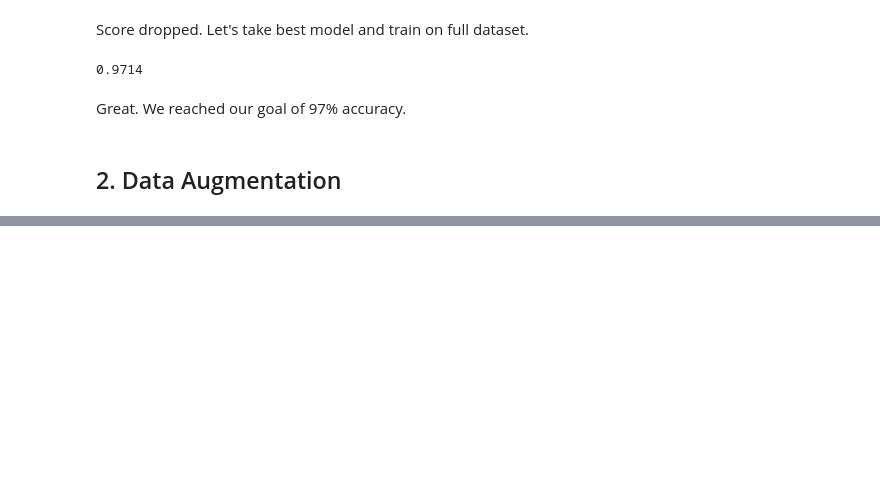
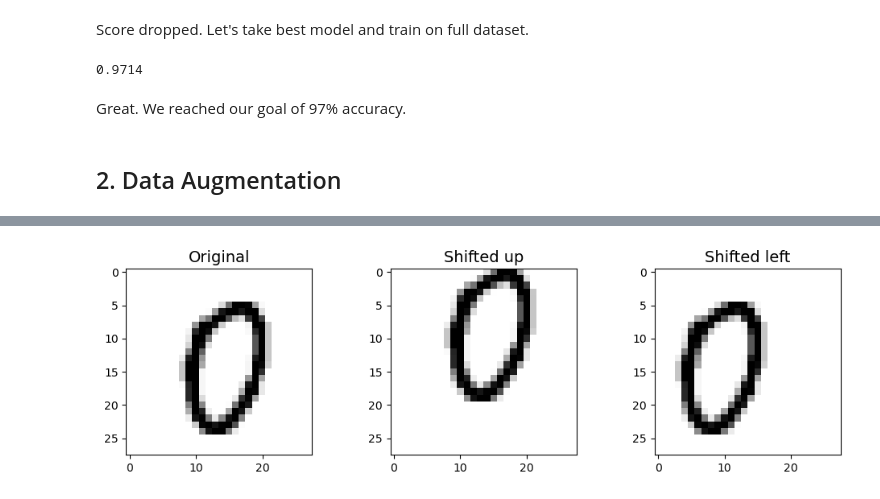
Before and after one commit to nepalsandesh/Classification, a Jupyter notebook: MNIST.ipynb, the cells around one changed output, grey strips where cells are left out. Cells and saved outputs as stored; diff of their text form; code cells hidden in the pictures; blank space fills up the shorter version.

```diff
--- a/MNIST.ipynb
+++ b/MNIST.ipynb
@@ -762,0 +776,32 @@ Great. We reached our goal of 97% accuracy.
+# %%
+# defining a function to shift an image
+
+def shift_image(image, dx, dy):
+    image = image.reshape(28, 28)
+    shifted_image = shift(image, [dy, dx], cval=0, mode="constant")
+    return shifted_image.reshape([-1])
+# %%
+some_image = X_train[1000]
+shifted_image_up = shift_image(some_image, 0, -5)
+shifted_image_left = shift_image(some_image, -5, 0)
+
+plt.figure(figsize=(12,3))
+
+plt.subplot(131)
+plt.title("Original")
+plt.imshow(some_image.reshape(28,28),
+           interpolation="nearest", cmap="binary")
+
+plt.subplot(132)
+plt.title("Shifted up")
+plt.imshow(shifted_image_up.reshape(28,28),
+           interpolation="nearest", cmap="binary")
+
+plt.subplot(133)
+plt.title("Shifted left")
+plt.imshow(shifted_image_left.reshape(28,28),
+           interpolation="nearest", cmap="binary")
+
+plt.show()
+# %% [output]
+[figure, added]
```
Also changed, not shown: parts of 3 cells of this notebook.
